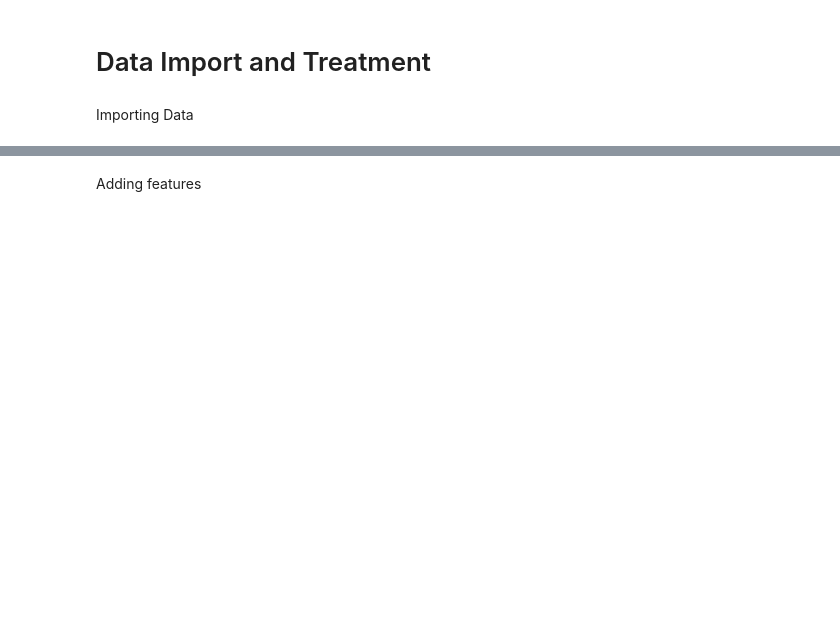
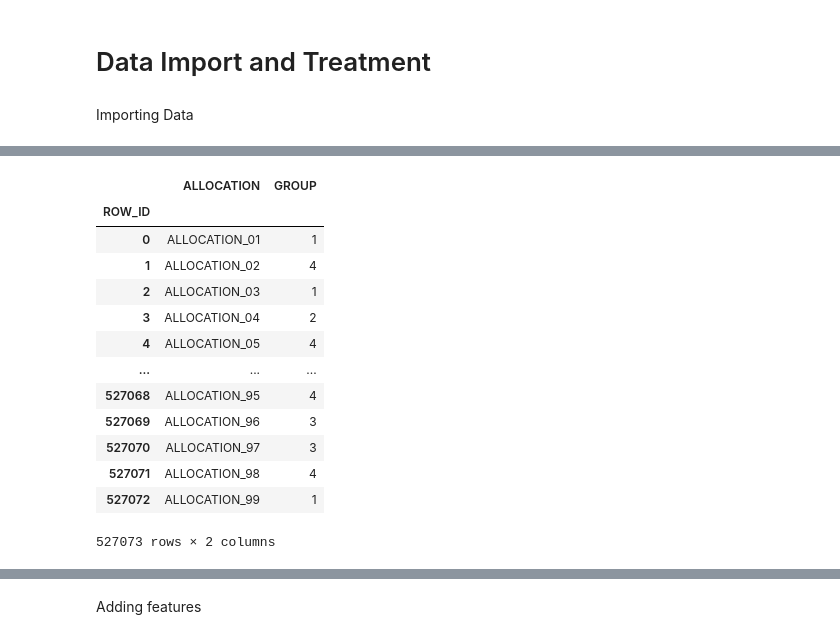
Before and after one commit to MachaGotJuice/QRT_2026, a Jupyter notebook: main.ipynb, the cells around one changed output, grey strips where cells are left out. Cells and saved outputs as stored; diff of their text form; code cells hidden in the pictures; blank space fills up the shorter version.

```diff
--- a/main.ipynb
+++ b/main.ipynb
@@ -20,0 +140,17 @@ Y = pd.read_csv('data/y_train.csv',index_col='ROW_ID')
+# %%
+X[["ALLOCATION", "GROUP"]]
+# %% [output]
+|  | ALLOCATION | GROUP |
+| ROW_ID |  |  |
+| 0 | ALLOCATION_01 | 1 |
+| 1 | ALLOCATION_02 | 4 |
+| 2 | ALLOCATION_03 | 1 |
+| 3 | ALLOCATION_04 | 2 |
+| 4 | ALLOCATION_05 | 4 |
+| ... | ... | ... |
+| 527068 | ALLOCATION_95 | 4 |
+| 527069 | ALLOCATION_96 | 3 |
+| 527070 | ALLOCATION_97 | 3 |
+| 527071 | ALLOCATION_98 | 4 |
+| 527072 | ALLOCATION_99 | 1 |
+527073 rows × 2 columns
```
Also changed, not shown: parts of 17 cells of this notebook, 14 other files.
